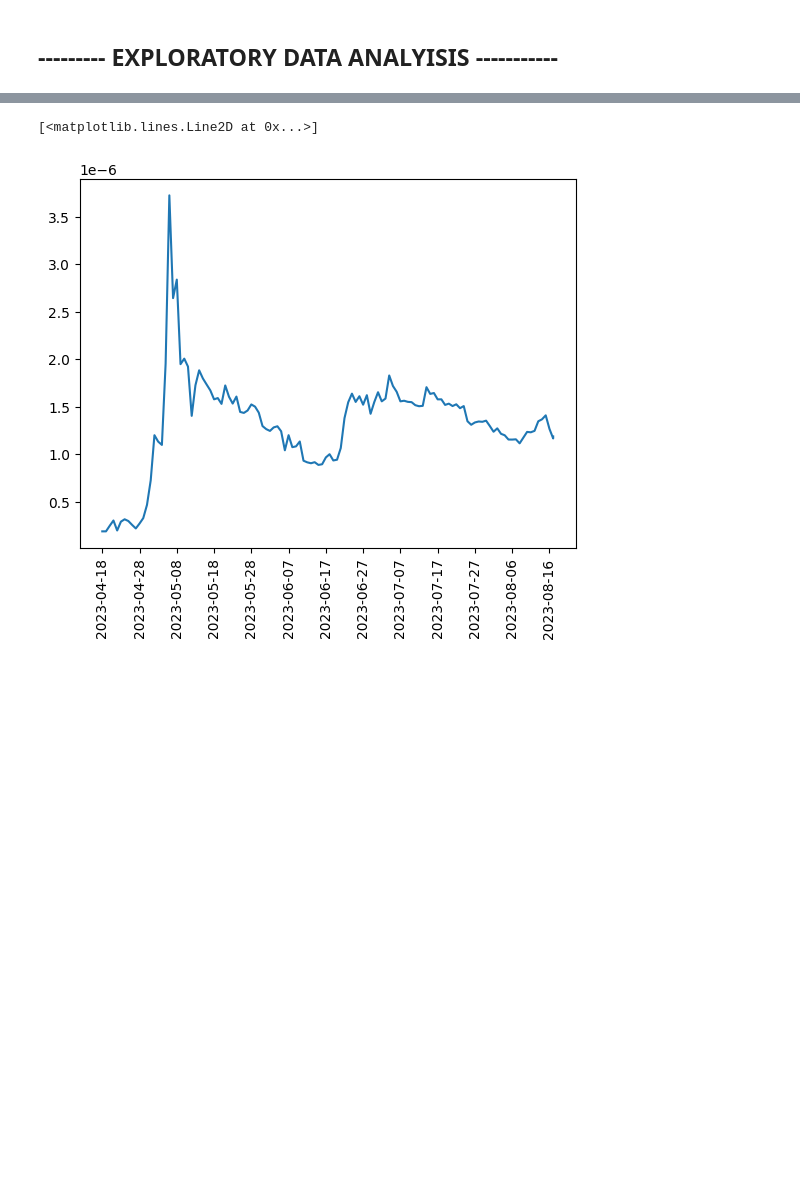
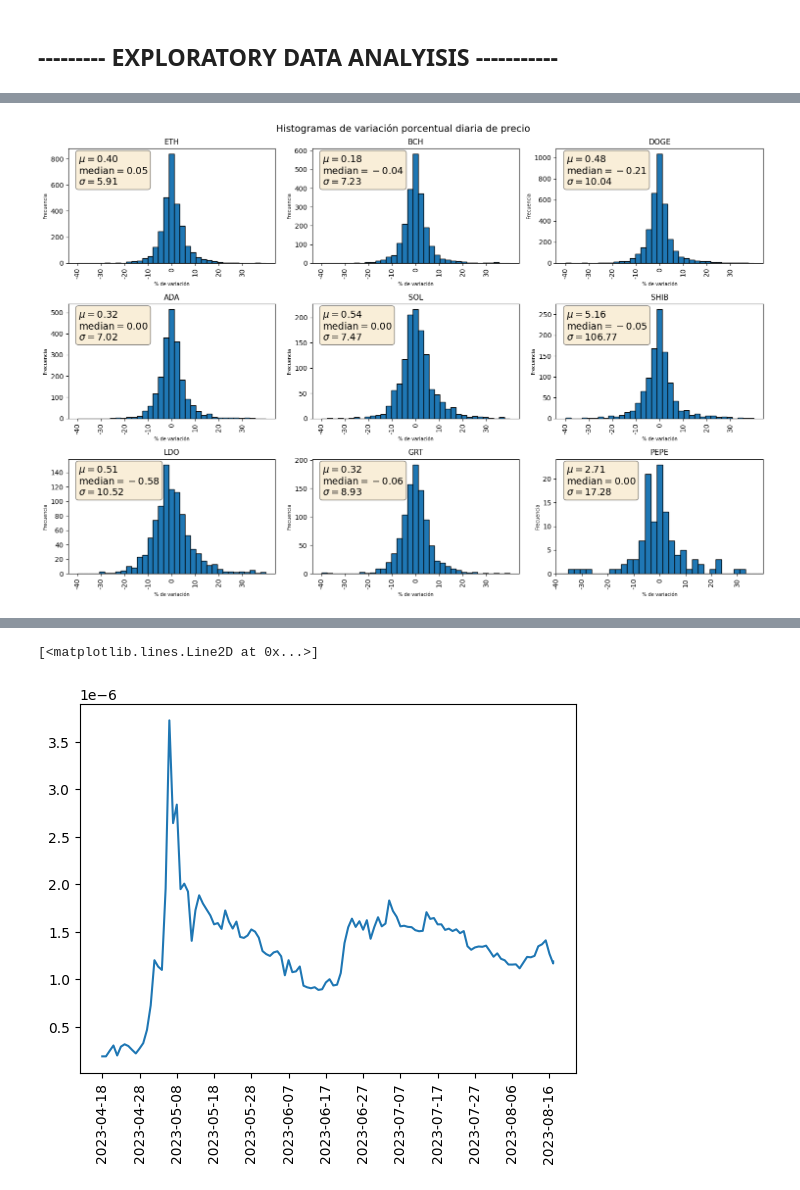
Before and after one commit to kdavisong/DA_Crypto_Maket, a Jupyter notebook: DA_CrypyoM.ipynb, the cells around one changed output, grey strips where cells are left out. Cells and saved outputs as stored; diff of their text form; code cells hidden in the pictures; blank space fills up the shorter version.

```diff
--- a/DA_CrypyoM.ipynb
+++ b/DA_CrypyoM.ipynb
@@ -130,0 +162,39 @@ for idx, i in enumerate(PEPE["prices"]):
+# %%
+n_bins = 35
+x_range = (-40,40)
+fig, ((axs0, axs1, axs2), (axs3, axs4, axs5), (axs6, axs7, axs8)) = plt.subplots(3, 3, figsize=(15,10), tight_layout=True)
+dataframes = [df_procesados[1], df_procesados[2], df_procesados[3],
+              df_procesados[4], df_procesados[5], df_procesados[6],
+              df_procesados[7], df_procesados[8], df_procesados[9]]
+
+x_ticks_values = np.arange(-40, 40, 10)
+plt.xticks(x_ticks_values, x_ticks_labels, rotation = 90)
+fig.suptitle('Histogramas de variación porcentual diaria de precio', fontsize = 14)
+x_ticks_labels = [str(value) for value in x_ticks_values]
+for i, ax in enumerate([axs0, axs1, axs2, axs3, axs4, axs5, axs6, axs7, axs8]):
+
+    mu = df_procesados[i+1]["v_porcentual_d"].mean()
+    median = np.median(df_procesados[i+1]["v_porcentual_d"])
+    sigma = df_procesados[i+1]["v_porcentual_d"].std()
+    textstr = '\n'.join((
+        r'$\mu=%.2f$' % (mu, ),
+        r'$\mathrm{median}=%.2f$' % (median, ),
+        r'$\sigma=%.2f$' % (sigma, )))
+    props = dict(boxstyle='round', facecolor='wheat', alpha=0.5)
+    ax.text(0.05, 0.95, textstr, transform=ax.transAxes, fontsize=14,
+        verticalalignment='top', bbox=props)
+
+
+
+    ax.hist(dataframes[i]["v_porcentual_d"], edgecolor="black", bins=n_bins, range=x_range)
+    ax.set_title(lst[i+1], fontsize = 11)
+    ax.set_xlabel('% de variación', fontsize = "7")
+    ax.set_ylabel('Frecuencia', fontsize = "7")
+    ax.set_xticks(x_ticks_values)
+    ax.set_xticklabels(x_ticks_labels, rotation=90, fontsize=10)
+    plt.xlim(-40,40)
+    ax.tick_params(axis='y', labelsize=10)
+    plt.xticks(x_ticks_values, x_ticks_labels, rotation = 90)
+plt.show()
+# %% [output]
+[figure, added]
```
Also changed, not shown: parts of 28 cells of this notebook.
